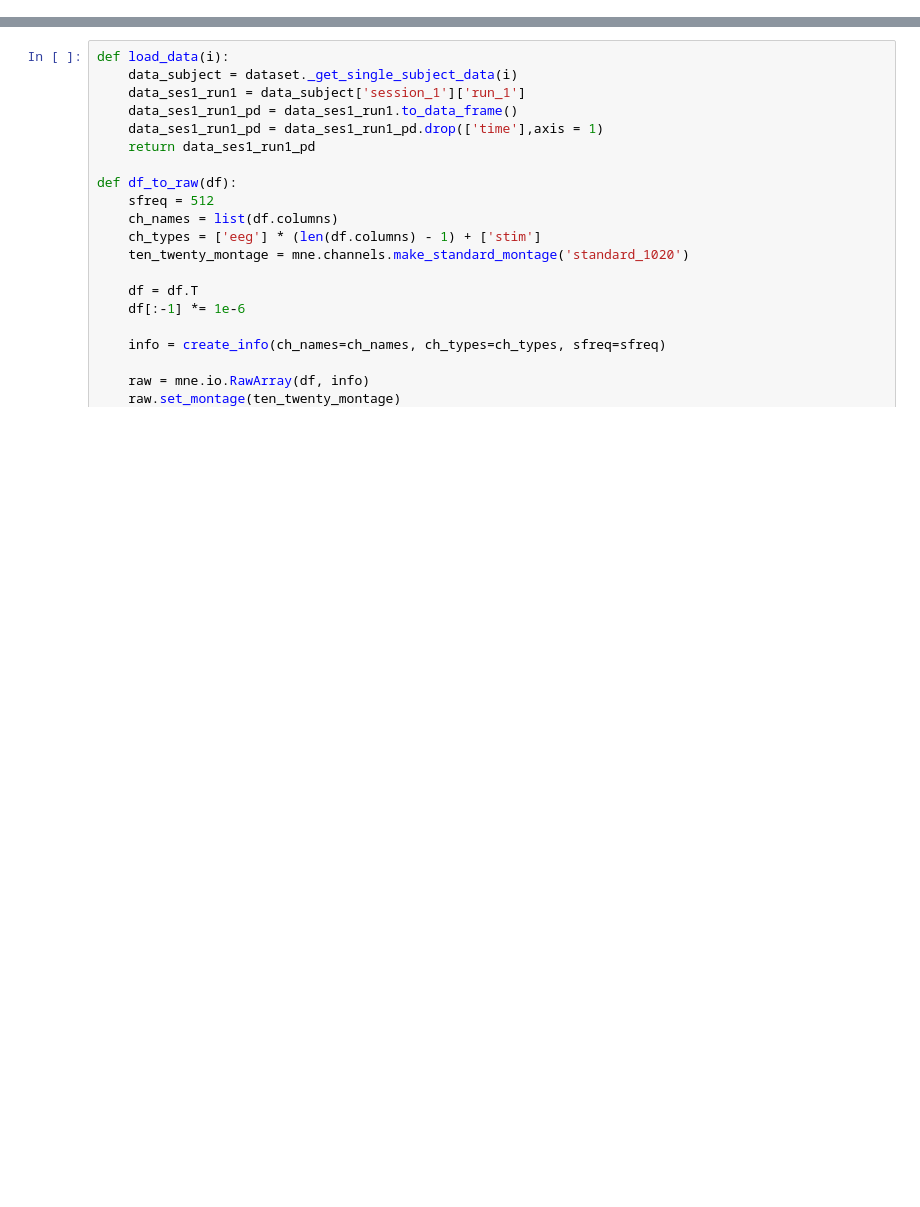
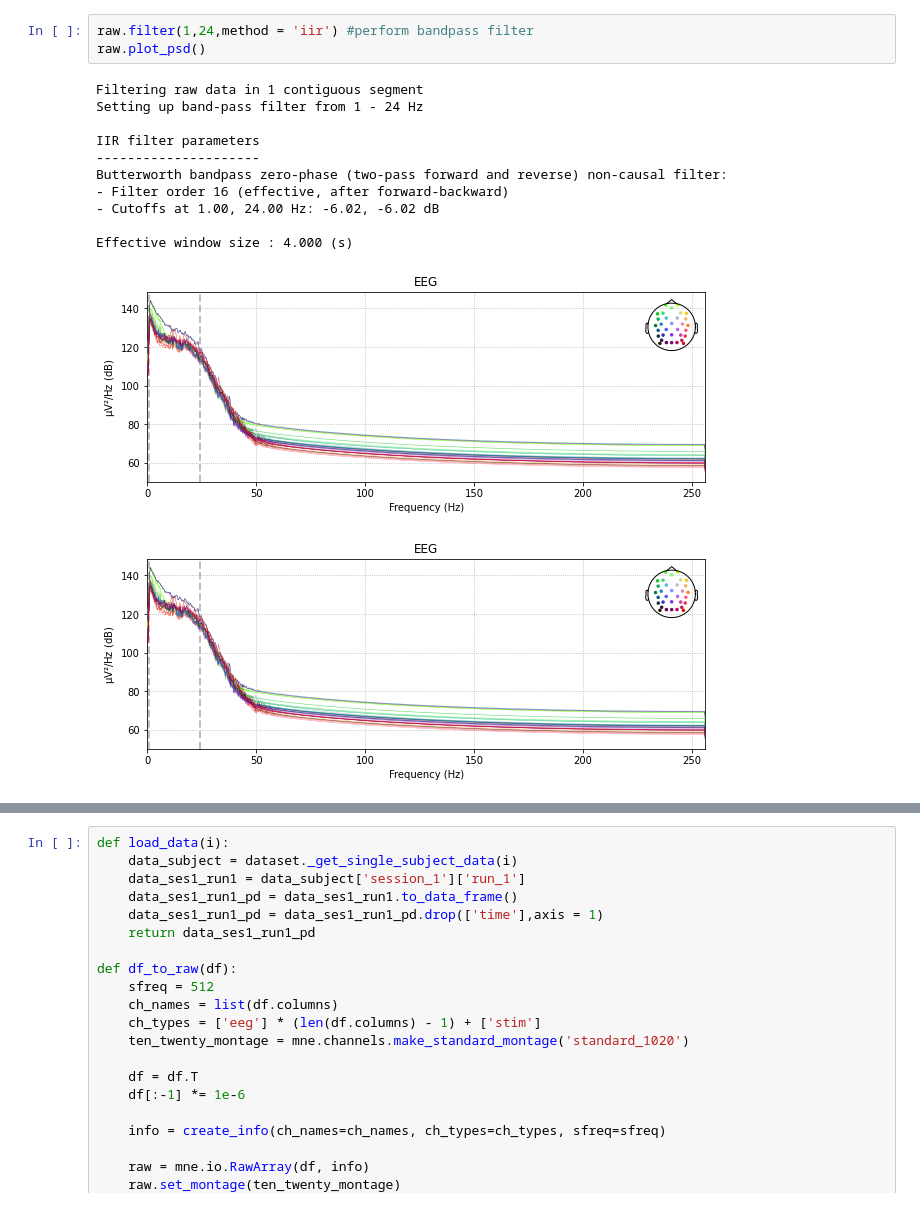
Before and after one commit to zMaxKunGz/CP-DSAI-Project-EEG, a Jupyter notebook: SVM.ipynb, the cells around one changed output, grey strips where cells are left out. Saved outputs shown, nothing was run; the diff lists cells and outputs as text; blank space fills up the shorter version.

```diff
--- a/SVM.ipynb
+++ b/SVM.ipynb
@@ -17,0 +93,16 @@ print(data_subject)
+# %%
+raw.filter(1,24,method = 'iir') #perform bandpass filter
+raw.plot_psd()
+# %% [output]
+Filtering raw data in 1 contiguous segment
+Setting up band-pass filter from 1 - 24 Hz
+
+IIR filter parameters
+---------------------
+Butterworth bandpass zero-phase (two-pass forward and reverse) non-causal filter:
+- Filter order 16 (effective, after forward-backward)
+- Cutoffs at 1.00, 24.00 Hz: -6.02, -6.02 dB
+
+Effective window size : 4.000 (s)
+[figure, added]
+[figure, added]
```
Also changed, not shown: parts of 24 cells of this notebook.
